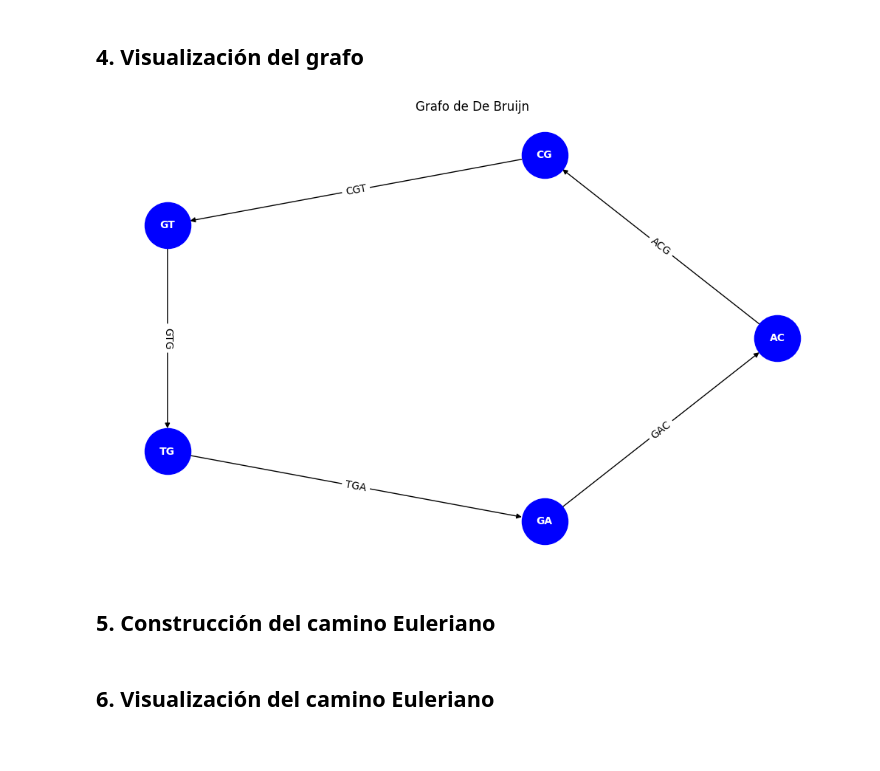
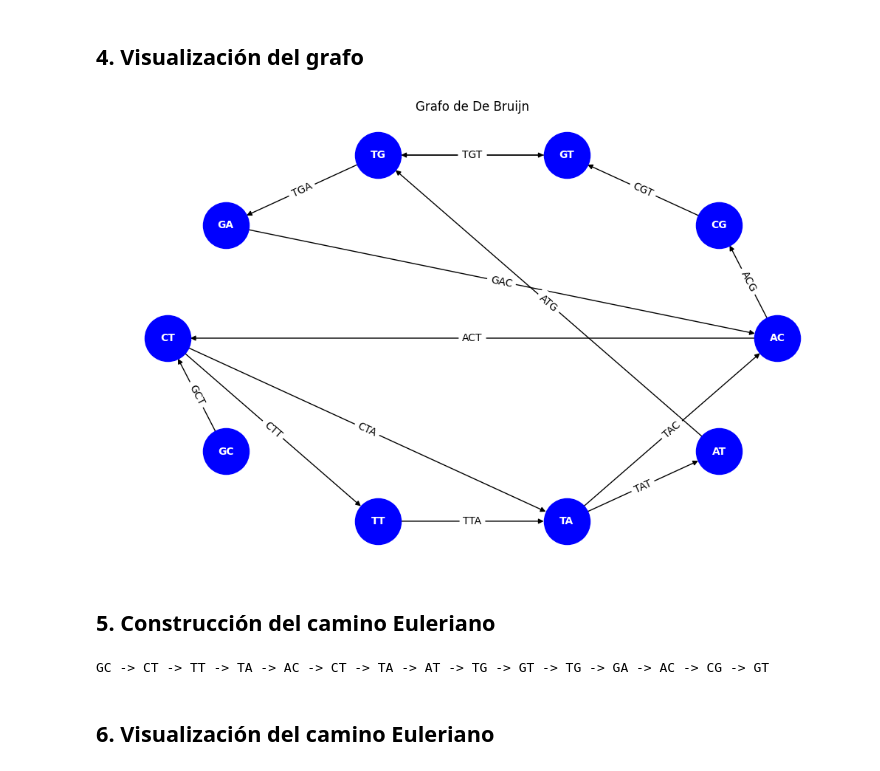
Before and after one commit to susanasrez/DeBruijn_Graph, a Jupyter notebook: DNA_sequencing.ipynb, the cells around one changed output. Cells and saved outputs as stored; diff of their text form; code cells hidden in the pictures.

```diff
--- a/DNA_sequencing.ipynb
+++ b/DNA_sequencing.ipynb
@@ -38,14 +21,12 @@ networkx_graph = build_networkx_graph(graph)
+# %%
+graph_builder = BuildGraph().initialize_builder('NetworkxGraph')
+
+graph_builder.build_graph(graph)
 # %% [markdown]
 ## 4. Visualización del grafo
-# %%
-authomatic_pos = nx.circular_layout(networkx_graph)
-plt.figure(figsize=(10, 6))
-nx.draw(networkx_graph, authomatic_pos, with_labels=True, node_size=2000, node_color="blue", font_size=10, font_weight="bold", edge_color="black", font_color="white")
-edge_labels = nx.get_edge_attributes(networkx_graph, 'label')
-nx.draw_networkx_edge_labels(networkx_graph, authomatic_pos, edge_labels=edge_labels, font_color="black")
-plt.title("Grafo de De Bruijn")
-plt.show()
-# %% [output]
-[figure, removed]
+# %%
+graph_builder.draw_graph()
+# %% [output]
+[figure, added]
 # %% [markdown]
 ## 5. Construcción del camino Euleriano
@@ -91,2 +33,7 @@ eulerian_path = find_eulerian_path(networkx_graph, is_eulerian_cycle, is_euleria
+# %%
+eulerian_path = graph_builder.get_eulerian_path()
+print(eulerian_path)
+# %% [output]
+GC -> CT -> TT -> TA -> AC -> CT -> TA -> AT -> TG -> GT -> TG -> GA -> AC -> CG -> GT
 # %% [markdown]
 ## 6. Visualización del camino Euleriano
```
Also changed, not shown: parts of 13 cells of this notebook, 3 other files.
